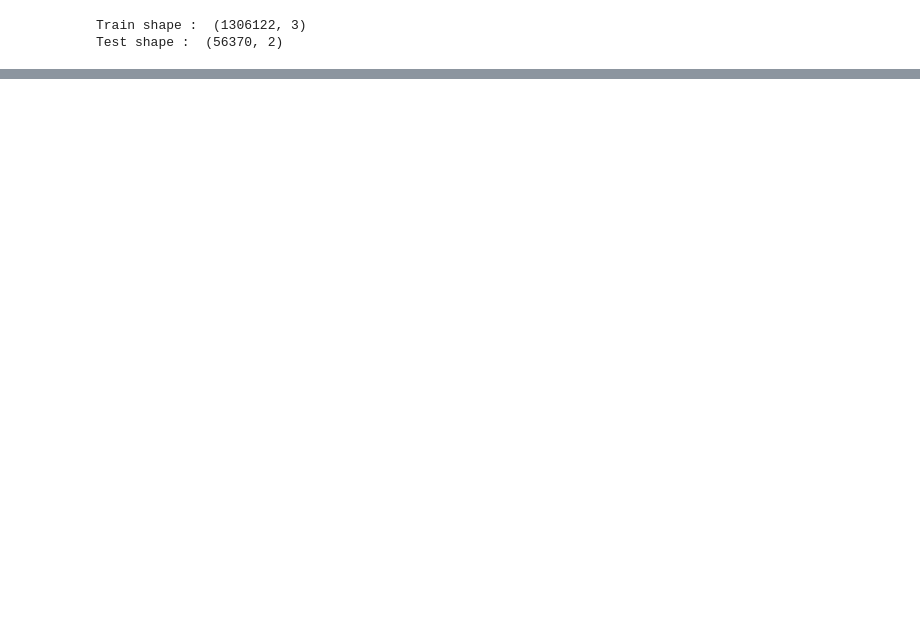
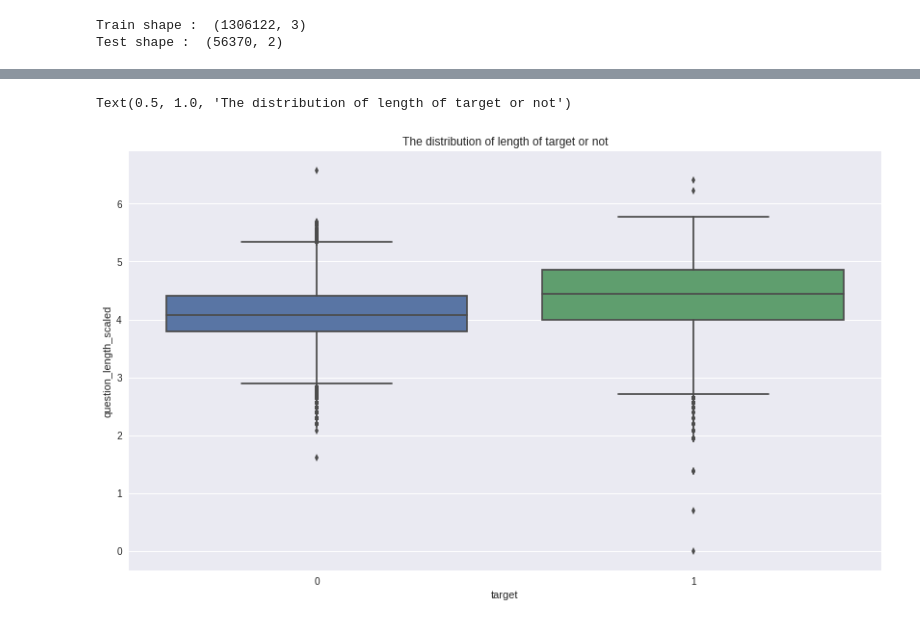
Before and after one commit to sanghamitra23/python_basic, a Jupyter notebook: Quora_Classification.ipynb, the cells around one changed output, grey strips where cells are left out. Saved outputs shown, nothing was run; the diff lists cells and outputs as text; code cells hidden in the pictures; blank space fills up the shorter version.

```diff
--- a/Quora_Classification.ipynb
+++ b/Quora_Classification.ipynb
@@ -96,0 +134,6 @@ Test shape :  (56370, 2)
+# %%
+sns.boxplot(train_df.target,train_df.question_length_scaled)
+plt.title('The distribution of length of target or not')
+# %% [output]
+Text(0.5, 1.0, 'The distribution of length of target or not')
+[figure, added]
```
Also changed, not shown: parts of 12 cells of this notebook.
